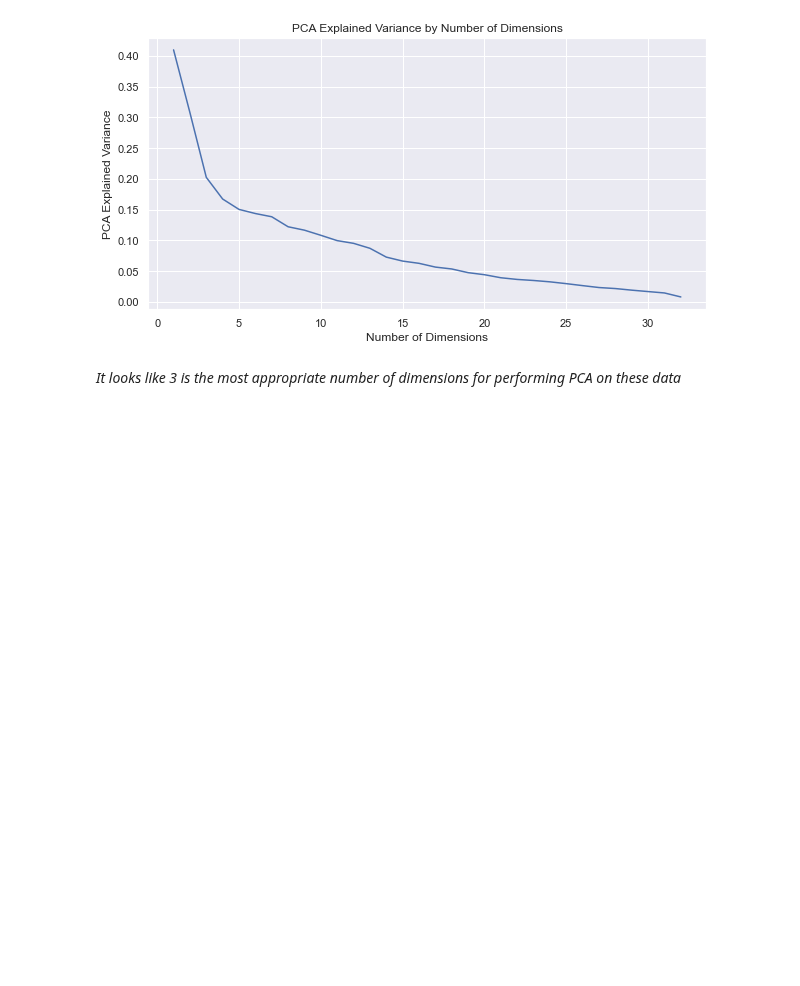
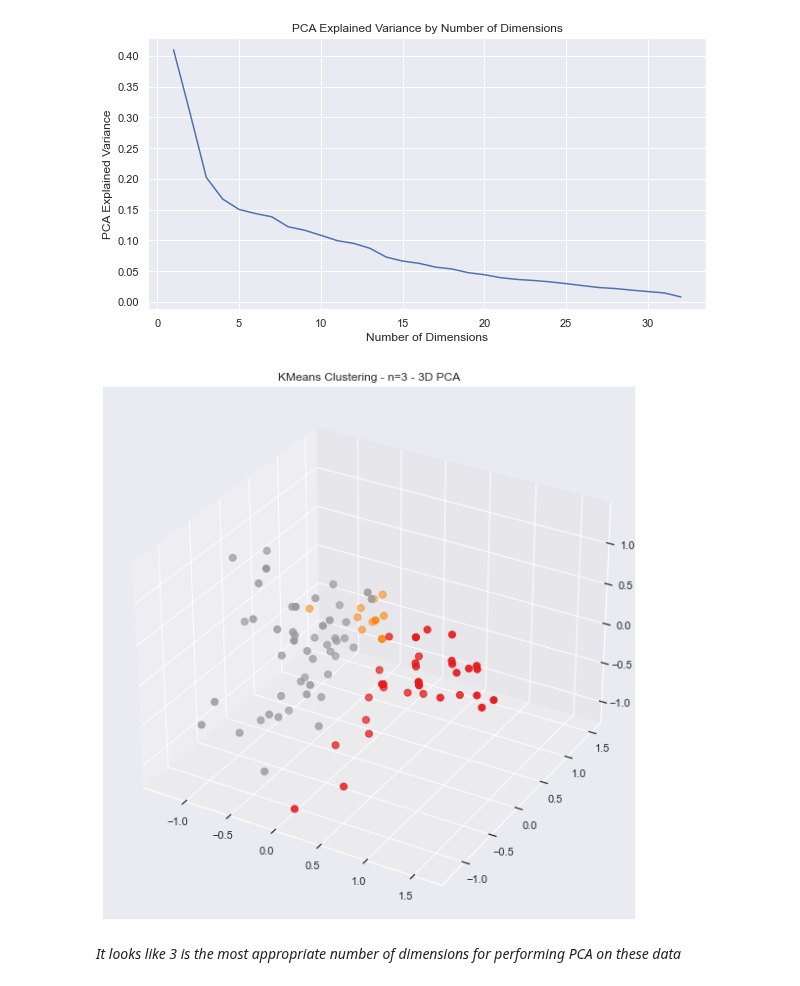
Before and after one commit to Dylan-C-Neal/Springboard-Data-Science-Career-Track, a Jupyter notebook: Clustering Case Study/Clustering Case Study - Customer Segmentation with K-Means - Tier 3 (1).ipynb, the cells around one changed output. Saved outputs shown, nothing was run; the diff lists cells and outputs as text; code cells hidden in the pictures; blank space fills up the shorter version.

```diff
--- a/Clustering Case Study/Clustering Case Study - Customer Segmentation with K-Means - Tier 3 (1).ipynb
+++ b/Clustering Case Study/Clustering Case Study - Customer Segmentation with K-Means - Tier 3 (1).ipynb
@@ -503,6 +505,31 @@ _ = plt.show()
 _ = plt.close()
 # %% [output]
 [figure]
+# %%
+# fit and transform the data
+pca = PCA(n_components=3)
+pca.fit(df.drop(columns=['customer_name', 'cluster']))
+dfpca = pca.transform(df.drop(columns=['customer_name', 'cluster']))
+# %%
+# create df1 containing customer_name, cluster, PCA_X, and PCA_Y
+df1 = pd.DataFrame()
+df1['customer_name'] = df['customer_name']
+df1['cluster'] = df['cluster']
+df1['PCA_X'] = dfpca[:, 0]
+df1['PCA_Y'] = dfpca[:, 1]
+df1['PCA_Z'] = dfpca[:, 2]
+# %%
+fig = plt.figure(figsize = (10, 10))
+ax = plt.axes(projection ="3d")
+
+# Creating plot
+ax.scatter3D(df1['PCA_X'], df1['PCA_Y'], df1['PCA_Z'], c = df1['cluster'], cmap='Set1', s=50)
+plt.title("KMeans Clustering - n=3 - 3D PCA")
+
+# show plot
+plt.show()
+# %% [output]
+[figure, added]
 # %% [markdown]
 *It looks like 3 is the most appropriate number of dimensions for performing PCA on these data*
 # %% [markdown]
```
Also changed, not shown: parts of 29 cells of this notebook.
